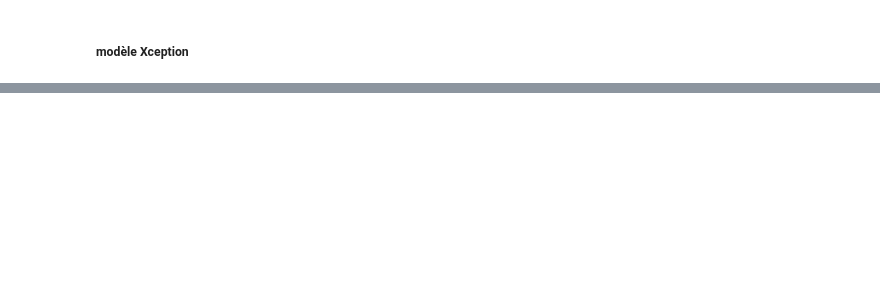
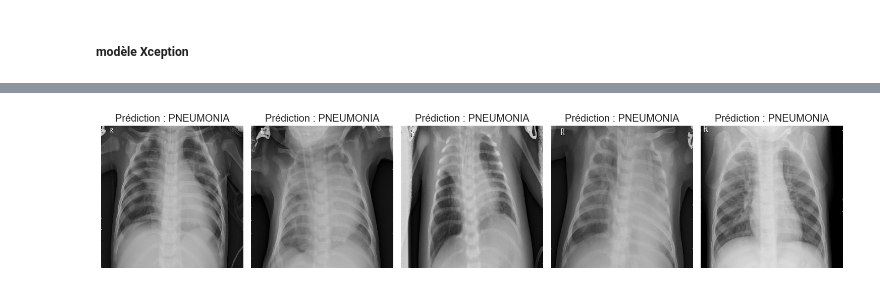
Before and after one commit to elvis-messiaen/Transfer_Learning, a Jupyter notebook: Proof_of_Concept.ipynb, the cells around one changed output, grey strips where cells are left out. Saved outputs shown, nothing was run; the diff lists cells and outputs as text; code cells hidden in the pictures; blank space fills up the shorter version.

```diff
--- a/Proof_of_Concept.ipynb
+++ b/Proof_of_Concept.ipynb
@@ -997,9 +1287,0 @@ model.summary()
-# %%
-early_stopping = EarlyStopping(monitor='val_loss', patience=5, restore_best_weights=True)
-
-#Fitting Model
-history = model.fit(
-        train_ds,
-        epochs= 20,
-        validation_data = validation_ds,
-        callbacks = early_stopping)
@@ -1120,41 +1631,50 @@ plot_images_with_predictions(model, test_ds, class_labels, num_images=20)
 # %%
-# Path to the directory containing the images
+# Définition du chemin du dossier contenant les images de test
 directory_path = 'chest_xray/test/PNEUMONIA/'
 
-# Select N image files from the directory
+# Sélectionner les N premières images du dossier (ici, 5 images)
 image_files = os.listdir(directory_path)[:5]
 
-# Create a figure and axes for subplots
-fig, axs = plt.subplots(1, len(image_files), figsize=(15, 5))
+# Création d'une figure avec plusieurs sous-graphiques pour afficher les images
+fig, axs = plt.subplots(1, len(image_files), figsize=(15, 5))  # Une ligne avec autant d'images que sélectionnées
 
-# Load and preprocess each image, make predictions, and display them using a loop
+# Boucle pour charger, prétraiter et prédire les images sélectionnées
 for i, image_file in enumerate(image_files):
-    img_path = os.path.join(directory_path, image_file)
-    # Load the image using OpenCV
+    img_path = os.path.join(directory_path, image_file)  # Construction du chemin complet de l'image
+
+    # Chargement de l'image avec OpenCV
     img = cv2.imread(img_path)
-    # Resize the image to (256, 256)
+
+    # Redimensionnement de l'image à la taille requise par le modèle (256x256 pixels)
     img = cv2.resize(img, (256, 256))
 
-    # Normalize pixel values
+    # Normalisation des valeurs des pixels pour les mettre entre 0 et 1
     img_array = img.astype(np.float32) / 255.0
 
-    # Expand the dimensions to match the input shape expected by the model
+    # Expansion des dimensions pour correspondre aux attentes du modèle (ajout d'une dimension batch)
     img_array = np.expand_dims(img_array, axis=0)
 
-    # Make predictions
+    # Faire une prédiction avec le modèle entraîné
     predictions = model.predict(img_array)
+
+    # Convertir la sortie du modèle en une classe (0 = Normal, 1 = Pneumonie)
     actual_prediction = (predictions > 0.5).astype(int)
 
-    # Display the image with predicted label
-    # Convert BGR to RGB for displaying with matplotlib
+    # Affichage de l'image avec l'étiquette prédite
+    # Conversion de l'image de BGR (format OpenCV) à RGB pour un affichage correct avec Matplotlib
     axs[i].imshow(cv2.cvtColor(img, cv2.COLOR_BGR2RGB))
-    axs[i].axis('off')
+    axs[i].axis('off')  # Suppression des axes pour une meilleure lisibilité
+
+    # Définition du titre de l'image selon la prédiction du modèle
     if actual_prediction[0][0] == 0:
         predicted_label = 'Normal'
     else:
         predicted_label = 'PNEUMONIA'
-    axs[i].set_title(f'Predicted: {predicted_label}')
+    axs[i].set_title(f'Prédiction : {predicted_label}')
 
-# Adjust layout
+# Ajustement automatique de la disposition des sous-graphiques
 plt.tight_layout()
+
+# Affichage final des images avec leurs prédictions
 plt.show()
+# %% [output]
@@ -1160,0 +1686 @@ plt.show()
+[figure, added]
```
Also changed, not shown: parts of 29 cells of this notebook, 9 other files.
